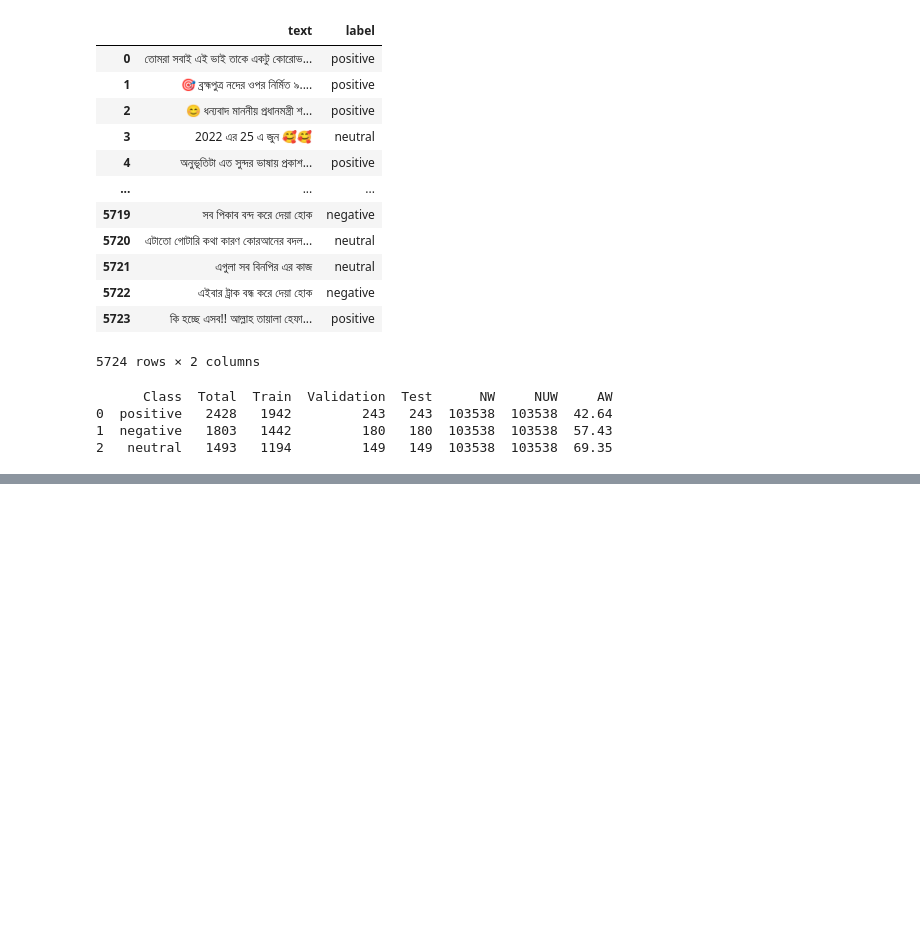
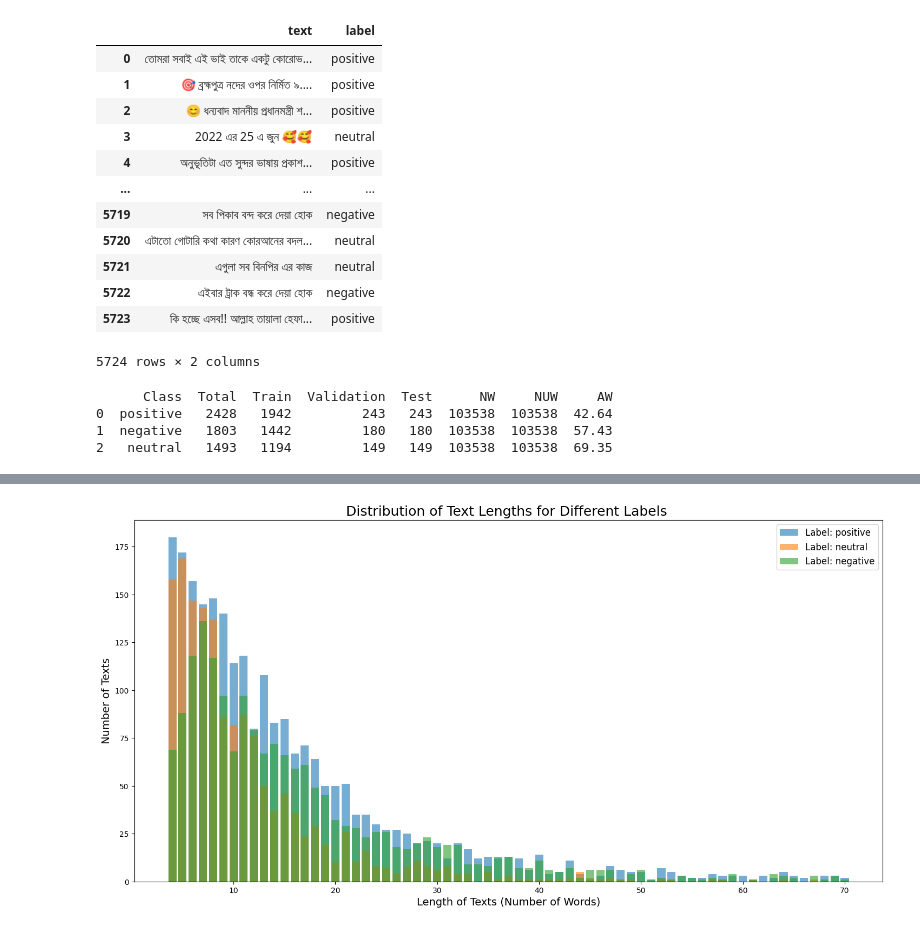
Before and after one commit to farshid101/Thesis-2024, a Jupyter notebook: Dataset_Statistics.ipynb, the cells around one changed output, grey strips where cells are left out. Drawn from its saved outputs; the diff is of its cells as text; code cells hidden in the pictures; blank space fills up the shorter version.

```diff
--- a/Dataset_Statistics.ipynb
+++ b/Dataset_Statistics.ipynb
@@ -76,0 +104,41 @@ dtype: float64
+# %%
+import pandas as pd
+import matplotlib.pyplot as plt
+
+# Load your dataset
+# data = pd.read_csv("your_file.csv")  # Uncomment this line if loading from a file
+
+# Calculate the length of each text
+data['text_length'] = data['text'].apply(lambda x: len(x.split()))  # Count words
+
+# Filter out texts with length greater than 85 words
+data_filtered = data[data['text_length'] <= 70]
+
+# Set up the plot with a larger size
+plt.figure(figsize=(15, 8))  # Adjust the figure size to make it larger
+
+# Loop through each label and create a bar chart
+labels = data_filtered['label'].unique()  # Get unique labels
+for label in labels:
+    subset = data_filtered[data_filtered['label'] == label]  # Filter data for the current label
+    # Get the frequency of each text length for the current label
+    length_counts = subset['text_length'].value_counts().sort_index()
+
+    # Plot bar chart for the current label
+    plt.bar(length_counts.index, length_counts.values, alpha=0.6, label=f"Label: {label}")
+
+# Add titles and labels
+plt.title("Distribution of Text Lengths for Different Labels ", fontsize=18)
+plt.xlabel("Length of Texts (Number of Words)", fontsize=14)
+plt.ylabel("Number of Texts", fontsize=14)
+
+# Show the legend
+plt.legend(fontsize=12)
+
+# Adjust layout to clean up excess white space
+plt.tight_layout(pad=2.0)  # Increase padding to ensure the plot is not cramped
+
+# Show the plot
+plt.show()
+# %% [output]
+[figure, added]
```
Also changed, not shown: parts of 3 cells of this notebook.
